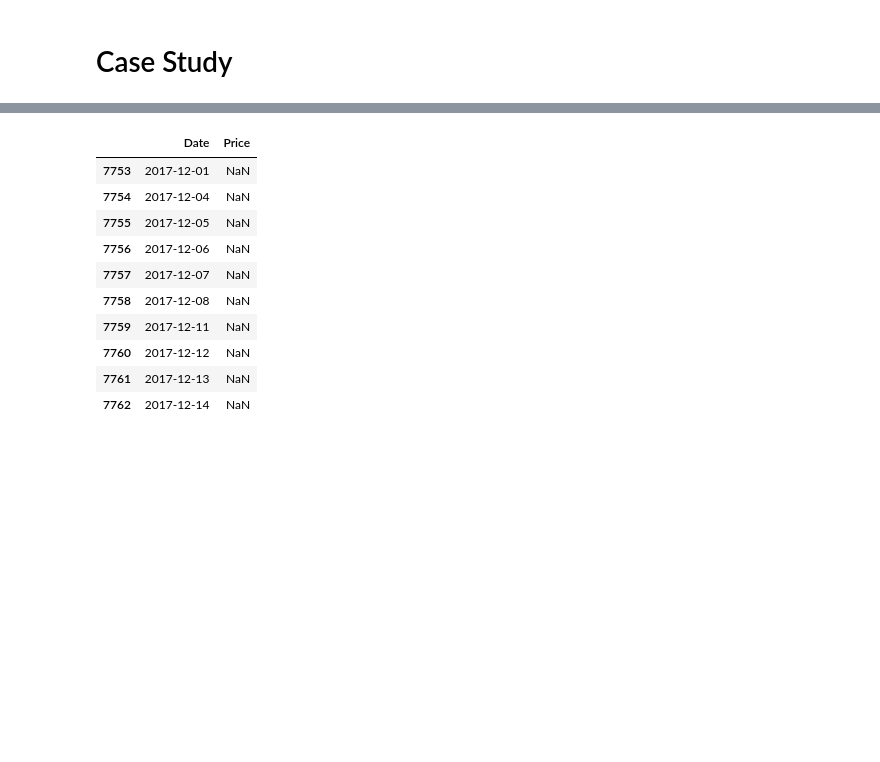
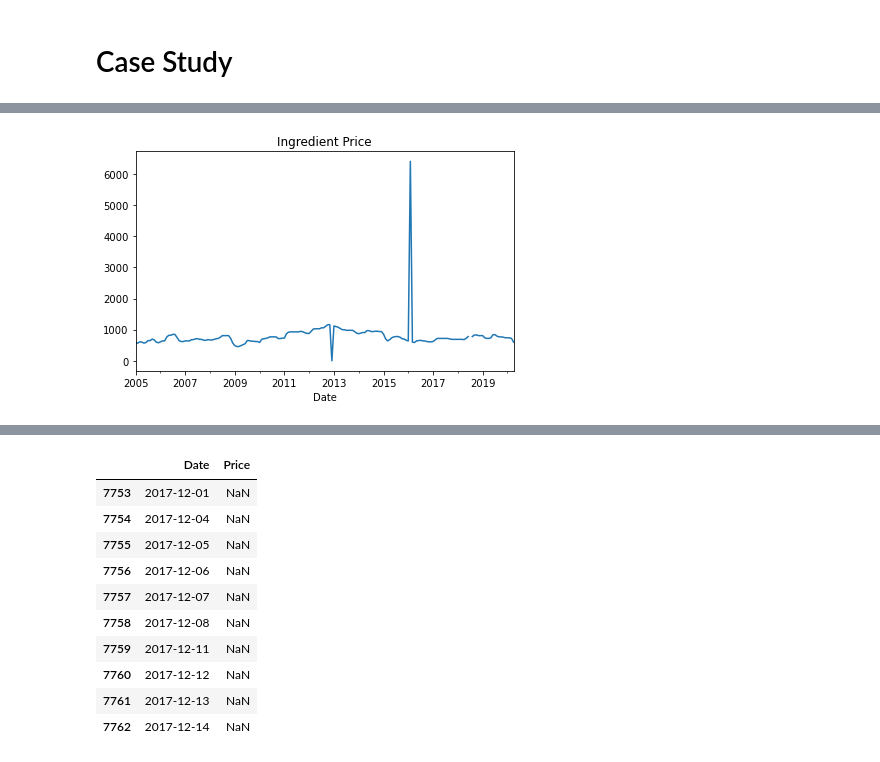
Before and after one commit to ievazzade/ML_Projects, a Jupyter notebook: IFF_DS_CaseStudy/IFF Data Science Case Study/IFF_DS_CaseStudy.ipynb, the cells around one changed output, grey strips where cells are left out. Drawn from its saved outputs; the diff is of its cells as text; code cells hidden in the pictures; blank space fills up the shorter version.

```diff
--- a/IFF_DS_CaseStudy/IFF Data Science Case Study/IFF_DS_CaseStudy.ipynb
+++ b/IFF_DS_CaseStudy/IFF Data Science Case Study/IFF_DS_CaseStudy.ipynb
@@ -12,0 +27,4 @@ ingredient = pd.read_csv('./ingredient_prices.csv')
+# %%
+ingredient = pd.read_csv('./ingredient_prices.csv', parse_dates=['Date'], index_col = 'Date')
+ingredient['Price'] = [float(str(i).replace(",", ".")) for i in ingredient['Price']]
+ingredient.head()
@@ -30,0 +73,6 @@ ingredient['Price'] = [float(str(i).replace(",", ".")) for i in ingredient['Pric
+# %%
+ingredient.Price.plot(title='Ingredient Price')
+plt.tight_layout()
+plt.show()
+# %% [output]
+[figure, added]
```
Also changed, not shown: parts of 31 cells of this notebook.
